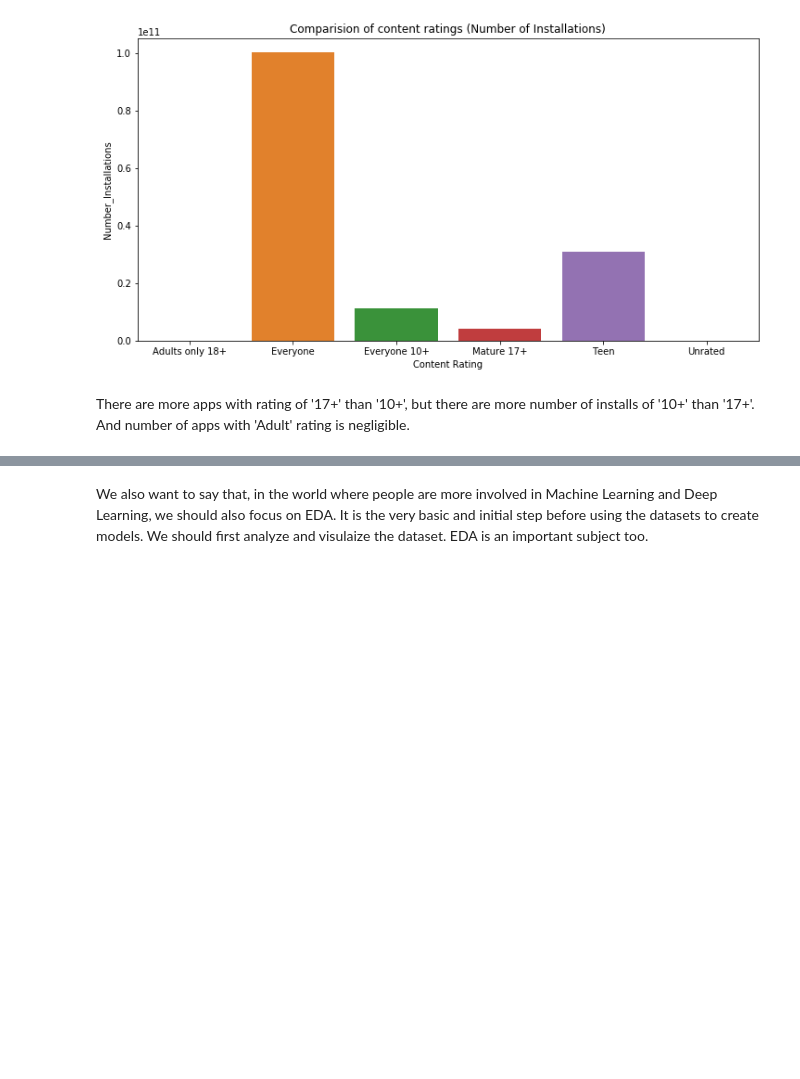
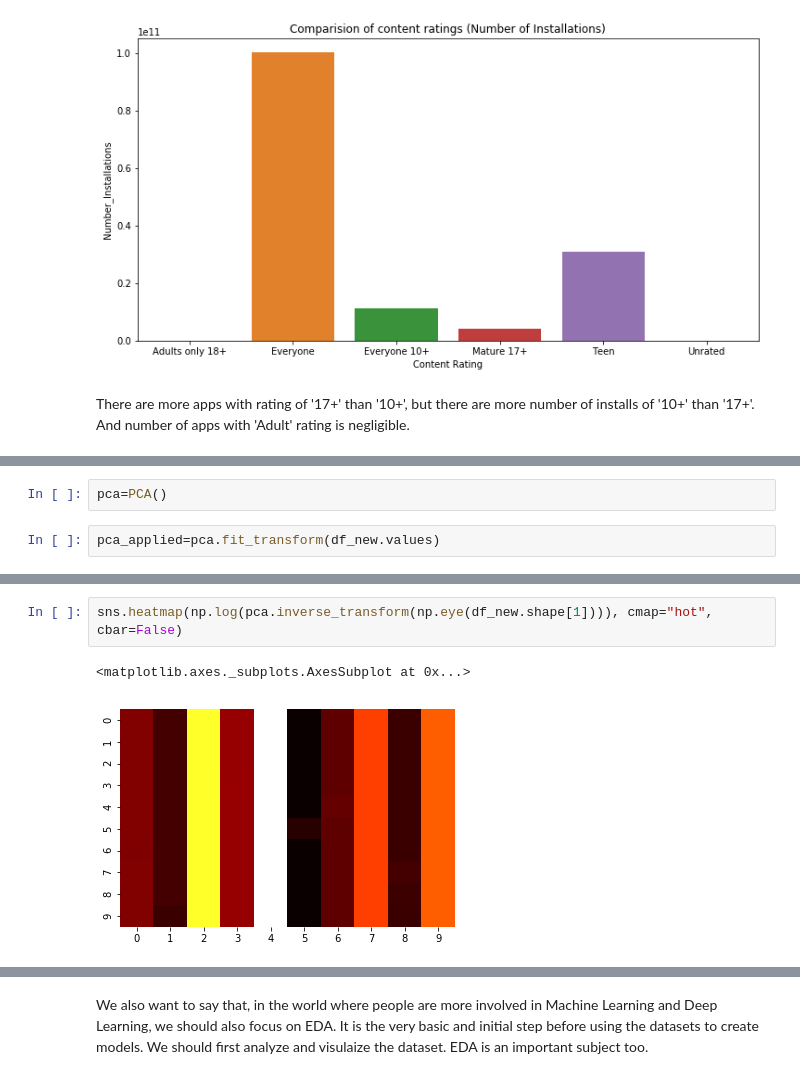
Before and after one commit to Kashish-Chugh/EDA_Play_Store_Apps, a Jupyter notebook: EDA_Google_Play_Store_App_Latest.ipynb, the cells around one changed output, grey strips where cells are left out. Saved outputs shown, nothing was run; the diff lists cells and outputs as text; blank space fills up the shorter version.

```diff
--- a/EDA_Google_Play_Store_App_Latest.ipynb
+++ b/EDA_Google_Play_Store_App_Latest.ipynb
@@ -530,0 +716,4 @@ There are more apps with rating of '17+' than '10+', but there are more number o
+# %%
+pca=PCA()
+# %%
+pca_applied=pca.fit_transform(df_new.values)
@@ -530,0 +726,5 @@ There are more apps with rating of '17+' than '10+', but there are more number o
+# %%
+sns.heatmap(np.log(pca.inverse_transform(np.eye(df_new.shape[1]))), cmap="hot", cbar=False)
+# %% [output]
+<matplotlib.axes._subplots.AxesSubplot at 0x...>
+[figure, added]
```
Also changed, not shown: parts of 37 cells of this notebook.
